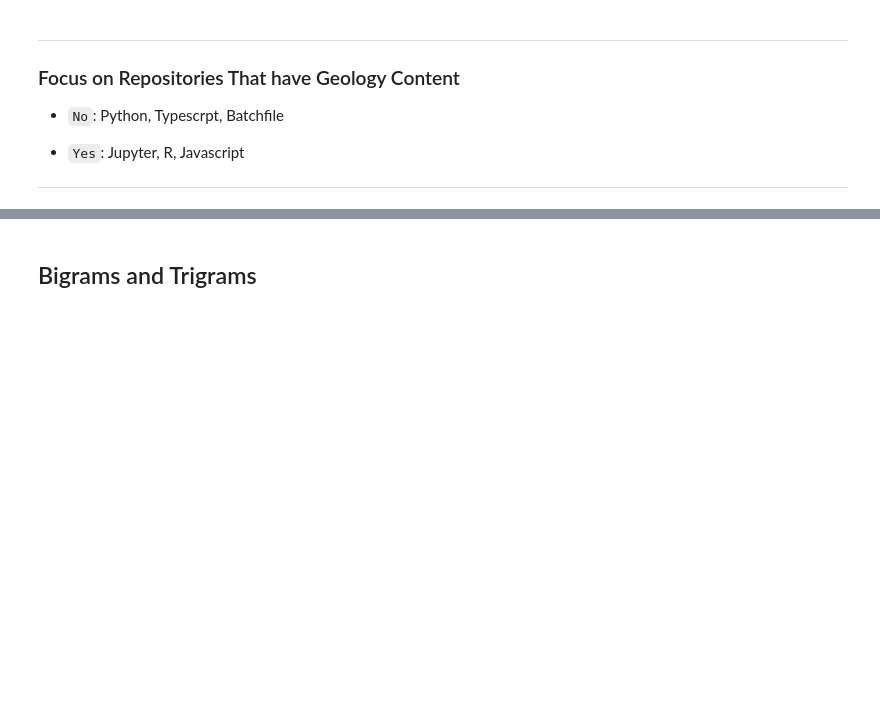
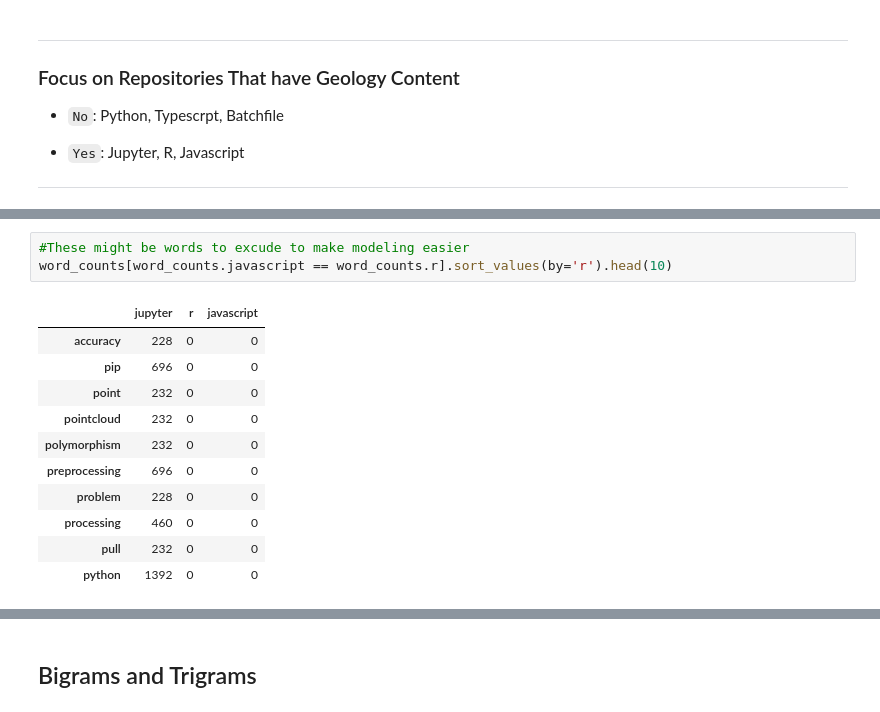
Before and after one commit to CSolitaire/side_projects, a Jupyter notebook: Web Scrapper Project.ipynb, the cells around one changed output, grey strips where cells are left out. Cells and saved outputs as stored; diff of their text form; blank space fills up the shorter version.

```diff
--- a/Web Scrapper Project.ipynb
+++ b/Web Scrapper Project.ipynb
@@ -347,0 +385,15 @@ word_counts.head(20)
+# %%
+#These might be words to excude to make modeling easier
+word_counts[word_counts.javascript == word_counts.r].sort_values(by='r').head(10)
+# %% [output]
+|  | jupyter | r | javascript |
+| accuracy | 228 | 0 | 0 |
+| pip | 696 | 0 | 0 |
+| point | 232 | 0 | 0 |
+| pointcloud | 232 | 0 | 0 |
+| polymorphism | 232 | 0 | 0 |
+| preprocessing | 696 | 0 | 0 |
+| problem | 228 | 0 | 0 |
+| processing | 460 | 0 | 0 |
+| pull | 232 | 0 | 0 |
+| python | 1392 | 0 | 0 |
```
Also changed, not shown: parts of 24 cells of this notebook, 2 other files.
